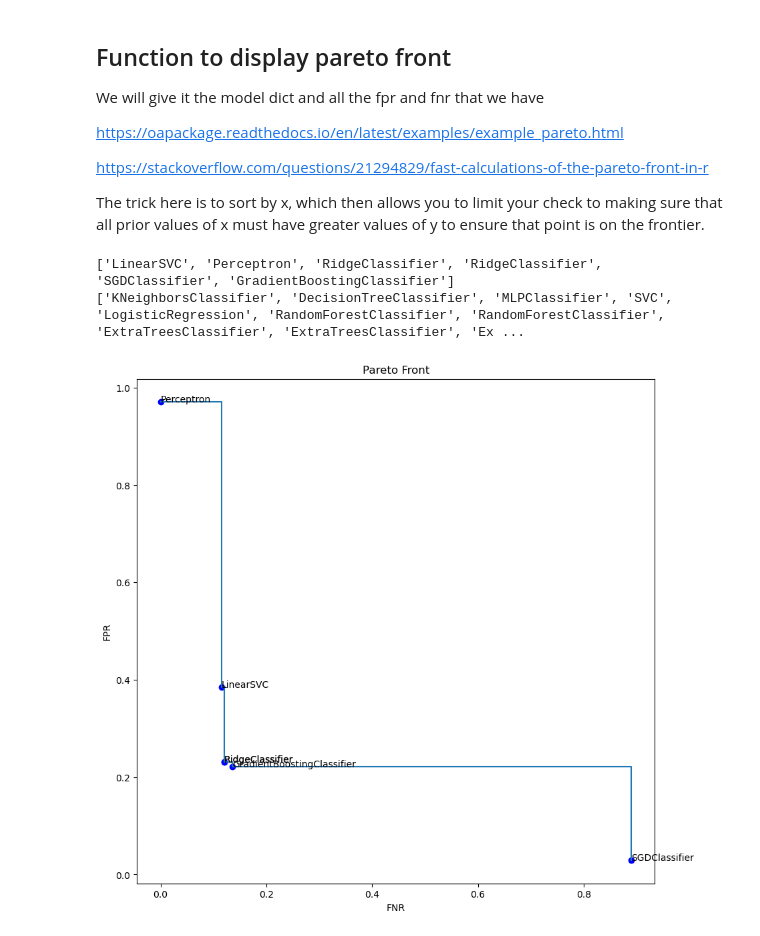
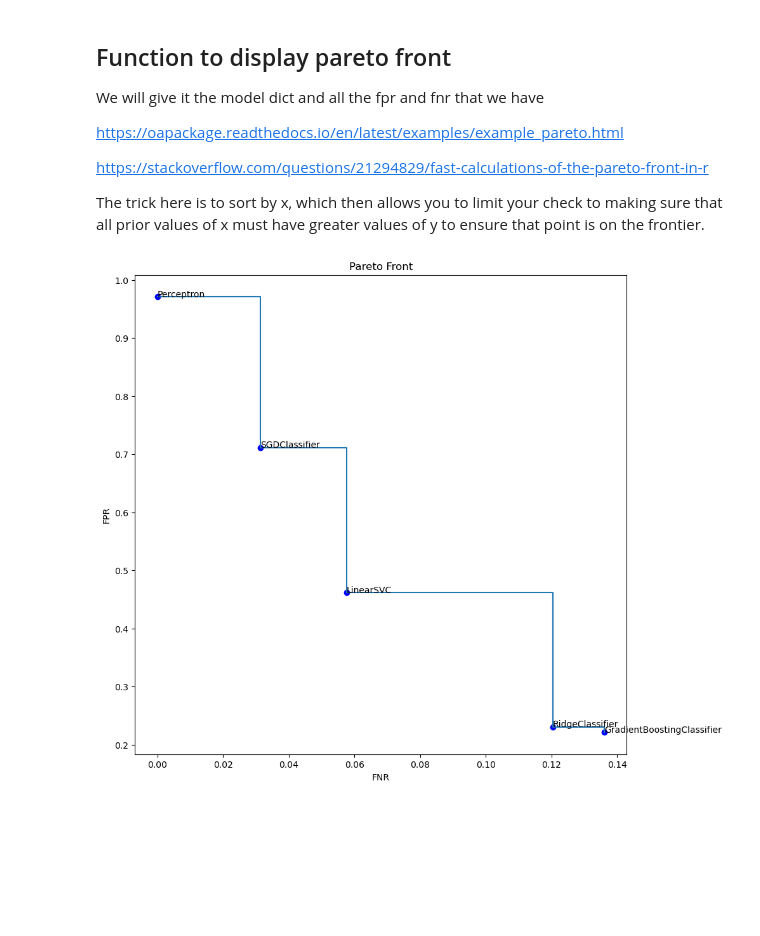
Before and after one commit to tpeat/titanic-ml, a Jupyter notebook: titanic-example.ipynb, the cells around one changed output. Cells and saved outputs as stored; diff of their text form; code cells hidden in the pictures; blank space fills up the shorter version.

Commit message:
Actually fixed pareto function
Also determined that NaN value is coming from the survivor column

```diff
--- a/titanic-example.ipynb
+++ b/titanic-example.ipynb
@@ -683,41 +689,33 @@ def pareto_frontier(models):
                 elif (curr_fnr >= fnr and curr_fpr > fpr) or (curr_fnr > fnr and curr_fpr >= fpr):
                     dominated.append(curr_model)
                     pareto.remove(curr_model)
-                    pareto.append(model)
-                    classified = True
             if not classified:
                 pareto.append(model)
         else:
             pareto.append(model)
-
-    print(pareto)
-    print(dominated)
-
 
     fnr = []
     fpr = []
     for model in pareto:
         cfnr, cfpr = models[model]
         i = 0
         while i < len(fnr):
             if cfnr > fnr[i]:
                 i += 1
             else:
                 break
         fnr.insert(i, cfnr)
         fpr.insert(i, cfpr)
 
     plt.figure(figsize=(10, 10), dpi=100)
     plt.step(fnr, fpr, where='post', label = 'post')
     for model in pareto:
         curr_fnr, curr_fpr = models[model]
         plt.scatter(curr_fnr, curr_fpr, color='b')
         plt.annotate(str(model), (curr_fnr, curr_fpr))
     plt.xlabel("FNR")
     plt.ylabel("FPR")
     plt.title("Pareto Front")
 pareto_frontier(models)
 # %% [output]
-['LinearSVC', 'Perceptron', 'RidgeClassifier', 'RidgeClassifier', 'SGDClassifier', 'GradientBoostingClassifier']
-['KNeighborsClassifier', 'DecisionTreeClassifier', 'MLPClassifier', 'SVC', 'LogisticRegression', 'RandomForestClassifier', 'RandomForestClassifier', 'ExtraTreesClassifier', 'ExtraTreesClassifier', 'Ex ...
-[figure, old version]
+[figure, new version]
```
Also changed, not shown: parts of 12 cells of this notebook.
